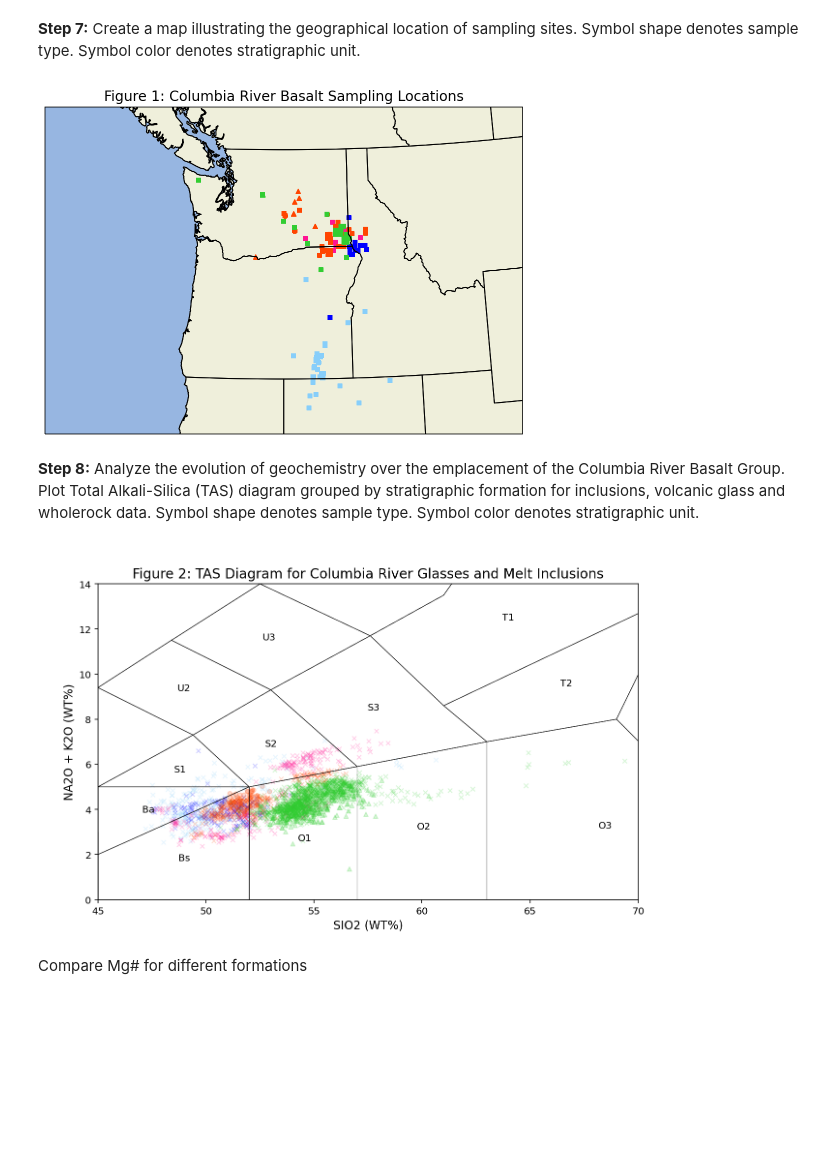
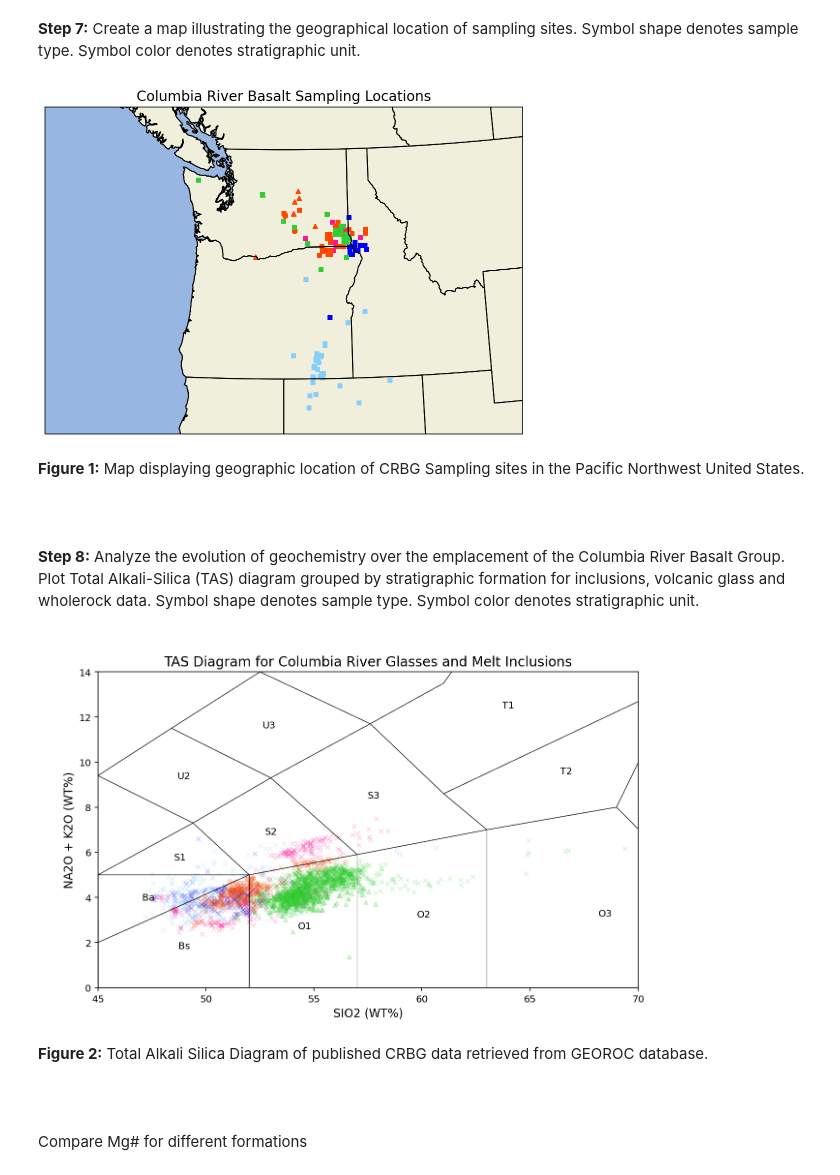
Before and after one commit to lhlinka/rces-final-project, a Jupyter notebook: finalproject.ipynb, the cells around one changed output. Drawn from its saved outputs; the diff is of its cells as text; code cells hidden in the pictures; blank space fills up the shorter version.

Commit message:
updated figure markdown description

```diff
--- a/finalproject.ipynb
+++ b/finalproject.ipynb
@@ -164,6 +164,9 @@ df['DY/DY*'] = df['DY(PPM)'] / ((df['LA(PPM)']**(4/13))*df['YB(PPM)']**(9/13))
 df['DY/YB'] = df['DY(PPM)'] / df['YB(PPM)']
 df['CE/Y'] = df['CE(PPM)'] / df['Y(PPM)']
 df['BA/LA'] = df['BA(PPM)'] / df['LA(PPM)']
+
+df['H2O/CE'] = (df['H2O(WT%)']*10000) / df['CE(PPM)']
+# multiplied H2O Wt% by 10,000 to convert to PPM
 # %% [markdown]
 <b>Step 6:</b> Split dataset by type of sample material. Group dataset by formation, as we are interested in only Steens Basalt, Imnaha Basalt, Saddle Mountains Basalt, Wanapum Basalt, Grande Ronde Basalt, and Picture Gorge Basalt.
 # %%
@@ -247,35 +250,40 @@ central_lat = np.mean(extent[2:])
 plt.figure(figsize = [12,6])
 ax = plt.axes(projection = ccrs.AlbersEqualArea(central_lon, central_lat))
 ax.set_extent(extent)
-ax.set_title('Figure 1: Columbia River Basalt Sampling Locations', fontsize = 14)
+ax.set_title('Columbia River Basalt Sampling Locations', fontsize = 14)
 ax.set_xlabel('Longitude', fontsize = 12)
 ax.set_ylabel('Latitude', fontsize = 12)
 ax.add_feature(cartopy.feature.STATES)
 ax.add_feature(cartopy.feature.OCEAN)
 ax.add_feature(cartopy.feature.LAND)
 ax.coastlines()
 # ax.gridlines()
 
 # Plot sampling locations.
 gb_inclusion.get_group(' STEENS BASALT').plot.scatter(ax=ax, x='LONGITUDE (MAX.)', y='LATITUDE (MAX.)', marker='o', c='lightskyblue', transform = ccrs.PlateCarree())
 gb_inclusion.get_group(' WANAPUM BASALT').plot.scatter(ax=ax, x='LONGITUDE (MAX.)', y='LATITUDE (MAX.)', marker='o', c='orangered', transform = ccrs.PlateCarree())
 
 gb_mineral.get_group(' STEENS BASALT').plot.scatter(ax=ax, x='LONGITUDE (MAX.)', y='LATITUDE (MAX.)', marker ='s', c='lightskyblue', transform = ccrs.PlateCarree())
 gb_mineral.get_group(' IMNAHA BASALT').plot.scatter(ax=ax, x='LONGITUDE (MAX.)', y='LATITUDE (MAX.)', marker ='s', c='blue', transform = ccrs.PlateCarree())
 gb_mineral.get_group(' SADDLE MOUNTAINS BASALT').plot.scatter(ax=ax, x='LONGITUDE (MAX.)', y='LATITUDE (MAX.)', marker ='s', c='deeppink', transform = ccrs.PlateCarree())
 gb_mineral.get_group(' WANAPUM BASALT').plot.scatter(ax=ax, x='LONGITUDE (MAX.)', y='LATITUDE (MAX.)', marker ='s', c='orangered', transform = ccrs.PlateCarree())
 gb_mineral.get_group(' GRANDE RONDE BASALT').plot.scatter(ax=ax, x='LONGITUDE (MAX.)', y='LATITUDE (MAX.)', marker ='s', c='limegreen', transform = ccrs.PlateCarree())
 
 gb_glass.get_group(' WANAPUM BASALT').plot.scatter(ax=ax, x='LONGITUDE (MAX.)', y='LATITUDE (MAX.)', marker ='^', c='orangered', transform = ccrs.PlateCarree())
 gb_glass.get_group(' GRANDE RONDE BASALT').plot.scatter(ax=ax, x='LONGITUDE (MAX.)', y='LATITUDE (MAX.)', marker ='^', c='limegreen', transform = ccrs.PlateCarree())
 
 gb_wholerock.get_group(' STEENS BASALT').plot.scatter(ax=ax, x='LONGITUDE (MAX.)', y='LATITUDE (MAX.)', marker ='s', c='lightskyblue', transform = ccrs.PlateCarree())
 gb_wholerock.get_group(' IMNAHA BASALT').plot.scatter(ax=ax, x='LONGITUDE (MAX.)', y='LATITUDE (MAX.)', marker ='s', c='blue', transform = ccrs.PlateCarree())
 gb_wholerock.get_group(' SADDLE MOUNTAINS BASALT').plot.scatter(ax=ax, x='LONGITUDE (MAX.)', y='LATITUDE (MAX.)', marker ='s', c='deeppink', transform = ccrs.PlateCarree())
 gb_wholerock.get_group(' WANAPUM BASALT').plot.scatter(ax=ax, x='LONGITUDE (MAX.)', y='LATITUDE (MAX.)', marker ='s', c='orangered', transform = ccrs.PlateCarree())
 gb_wholerock.get_group(' GRANDE RONDE BASALT').plot.scatter(ax=ax, x='LONGITUDE (MAX.)', y='LATITUDE (MAX.)', marker ='s', c='limegreen', transform = ccrs.PlateCarree());
 # %% [output]
-[figure, old version]
+[figure, new version]
+# %% [markdown]
+<b>Figure 1:</b> Map displaying geographic location of CRBG Sampling sites in the Pacific Northwest United States.
+<br/>
+<br/>
+<br/>
 # %% [markdown]
 <b>Step 8:</b> Analyze the evolution of geochemistry over the emplacement of the Columbia River Basalt Group. Plot Total Alkali-Silica (TAS) diagram grouped by stratigraphic formation for inclusions, volcanic glass and wholerock data. Symbol shape denotes sample type. Symbol color denotes stratigraphic unit.
 # %%
@@ -296,7 +304,7 @@ gb_wholerock.get_group(' SADDLE MOUNTAINS BASALT').plot.scatter(ax=ax, x='SIO2(W
 gb_wholerock.get_group(' WANAPUM BASALT').plot.scatter(ax=ax, x='SIO2(WT%)NORM', y='NA2O+K2O(WT%)NORM', c='orangered', marker='x', alpha = 0.2)
 gb_wholerock.get_group(' GRANDE RONDE BASALT').plot.scatter(ax=ax, x='SIO2(WT%)NORM', y='NA2O+K2O(WT%)NORM', c='limegreen', marker='x', alpha = 0.2)
 
-ax.set_title('Figure 2: TAS Diagram for Columbia River Glasses and Melt Inclusions', fontsize = 14)
+ax.set_title('TAS Diagram for Columbia River Glasses and Melt Inclusions', fontsize = 14)
 ax.set_xlabel('SIO2 (WT%)', fontsize = 12)
 ax.set_ylabel('NA2O + K2O (WT%)', fontsize = 12)
 ax.set_xlim(45,70)
@@ -306,7 +314,12 @@ ax.set_ylim(0,14)
 # plt.legend(loc='lower right')
 plt.show();
 # %% [output]
-[figure, old version]
+[figure, new version]
+# %% [markdown]
+<b>Figure 2:</b> Total Alkali Silica Diagram of published CRBG data retrieved from GEOROC database.
+<br/>
+<br/>
+<br/>
 # %% [markdown]
 Compare Mg# for different formations
 # %%
```
Also changed, not shown: parts of 7 cells of this notebook.
